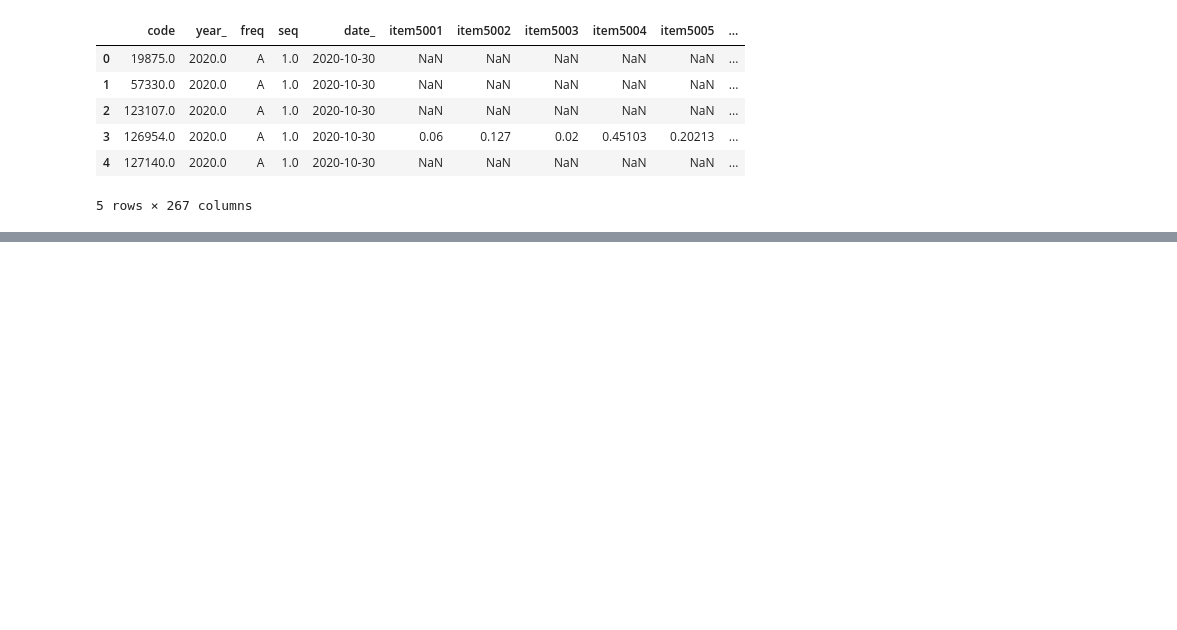
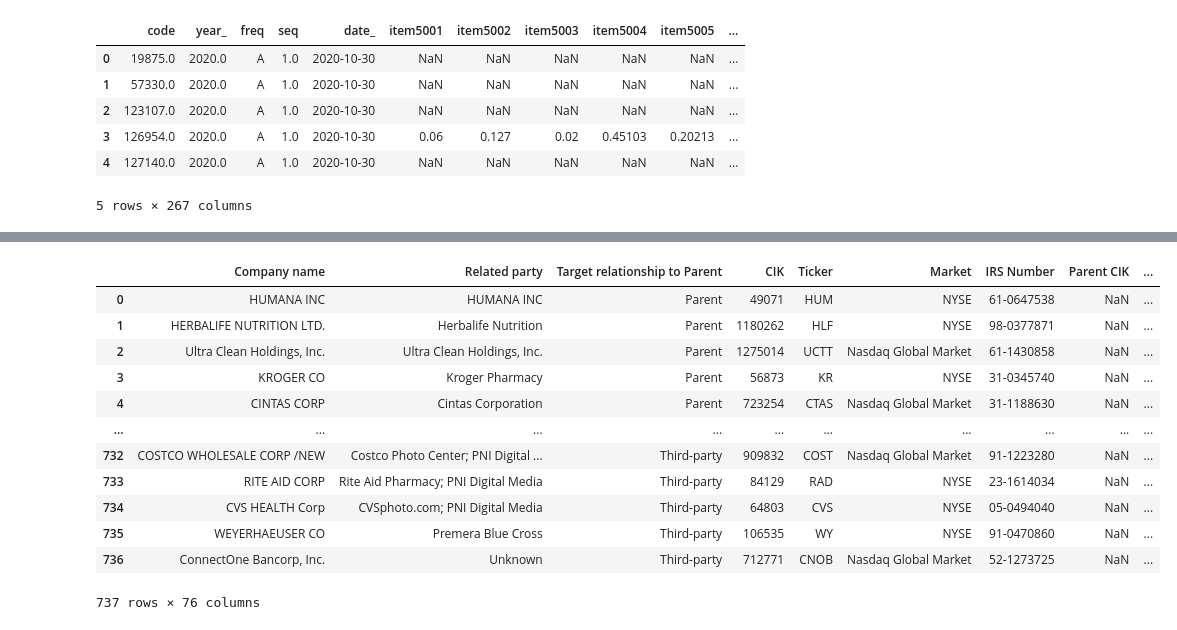
Before and after one commit to Zeyuzhao/BreachPrice, a Jupyter notebook: notebooks/main.ipynb, the cells around one changed output, grey strips where cells are left out. Saved outputs shown, nothing was run; the diff lists cells and outputs as text; code cells hidden in the pictures; blank space fills up the shorter version.

Commit message:
Getting stock price using YahooFinance. Saved this new dataframe to file. Might need to use AlphaVantage or other API to fill in missing data maybe?

```diff
--- a/notebooks/main.ipynb
+++ b/notebooks/main.ipynb
@@ -112,7 +98,7 @@ aa_records_df = pd.read_excel(xls, 'PublicCyber')
 aa_ddos_df = pd.read_excel(xls, 'DDoS')
 
 # Get rid of rows with no tickers (these might be non-publicly traded)
-aa_records_df = aa_records_df[aa_records_df['Ticker'].isna() != True]
+aa_records_df = aa_records_df[aa_records_df['Ticker'].isna() != True].reset_index(drop=True)
 # %%
 # Ticker - Don't think we need this
 ticker_df = pd.read_csv("../data/ticker.csv" )
@@ -172,10 +133,9 @@ def stock_after_disclosure(row, months_after):
 # %%
-# Minitest
-a = test_df.head(3)
 lst = []
-for index, row in a.iterrows():
-    x = stock_after_disclosure(row, 1)
+months_after = 6 #Toggle this value
+
+for index, row in aa_records_df.iterrows():
+    print("%s: %s" %(index, row['Ticker']))
+    x = stock_after_disclosure(row, months_after)
     lst.append(x)
-
-print(lst)
 # %% [output]
@@ -246,8 +158,0 @@ display(concatenated)
-# %%
-pd.set_option('display.max_rows', 10)
-
-# display(chegg)
-x = start + pd.DateOffset(months = 2)
-nearest(chegg.index, x)
-
-# chegg.loc[x]
@@ -350,0 +159,22 @@ No matching IBES tickers found
+# %%
+col = []
+for i in range(0, months_after + 1):
+    col.append("Stock Price (%s months DoD)" % i)
+
+stock_prices = pd.DataFrame(lst, columns = col)
+stock_price_aa_records_df = pd.concat([aa_records_df, stock_prices], axis=1, join='inner')
+display(stock_price_aa_records_df)
+# %% [output]
+|  | Company name | Related party | Target relationship to Parent | CIK | Ticker | Market | IRS Number | Parent CIK | ... |
+| 0 | HUMANA INC | HUMANA INC | Parent | 49071 | HUM | NYSE | 61-0647538 | NaN | ... |
+| 1 | HERBALIFE NUTRITION LTD. | Herbalife Nutrition | Parent | 1180262 | HLF | NYSE | 98-0377871 | NaN | ... |
+| 2 | Ultra Clean Holdings, Inc. | Ultra Clean Holdings, Inc. | Parent | 1275014 | UCTT | Nasdaq Global Market | 61-1430858 | NaN | ... |
+| 3 | KROGER CO | Kroger Pharmacy | Parent | 56873 | KR | NYSE | 31-0345740 | NaN | ... |
+| 4 | CINTAS CORP | Cintas Corporation | Parent | 723254 | CTAS | Nasdaq Global Market | 31-1188630 | NaN | ... |
+| ... | ... | ... | ... | ... | ... | ... | ... | ... | ... |
+| 732 | COSTCO WHOLESALE CORP /NEW | Costco Photo Center; PNI Digital ... | Third-party | 909832 | COST | Nasdaq Global Market | 91-1223280 | NaN | ... |
+| 733 | RITE AID CORP | Rite Aid Pharmacy; PNI Digital Media | Third-party | 84129 | RAD | NYSE | 23-1614034 | NaN | ... |
+| 734 | CVS HEALTH Corp | CVSphoto.com; PNI Digital Media | Third-party | 64803 | CVS | NYSE | 05-0494040 | NaN | ... |
+| 735 | WEYERHAEUSER CO | Premera Blue Cross | Third-party | 106535 | WY | NYSE | 91-0470860 | NaN | ... |
+| 736 | ConnectOne Bancorp, Inc. | Unknown | Third-party | 712771 | CNOB | Nasdaq Global Market | 52-1273725 | NaN | ... |
+737 rows × 76 columns
```
Also changed, not shown: parts of 13 cells of this notebook, 1 other file.
